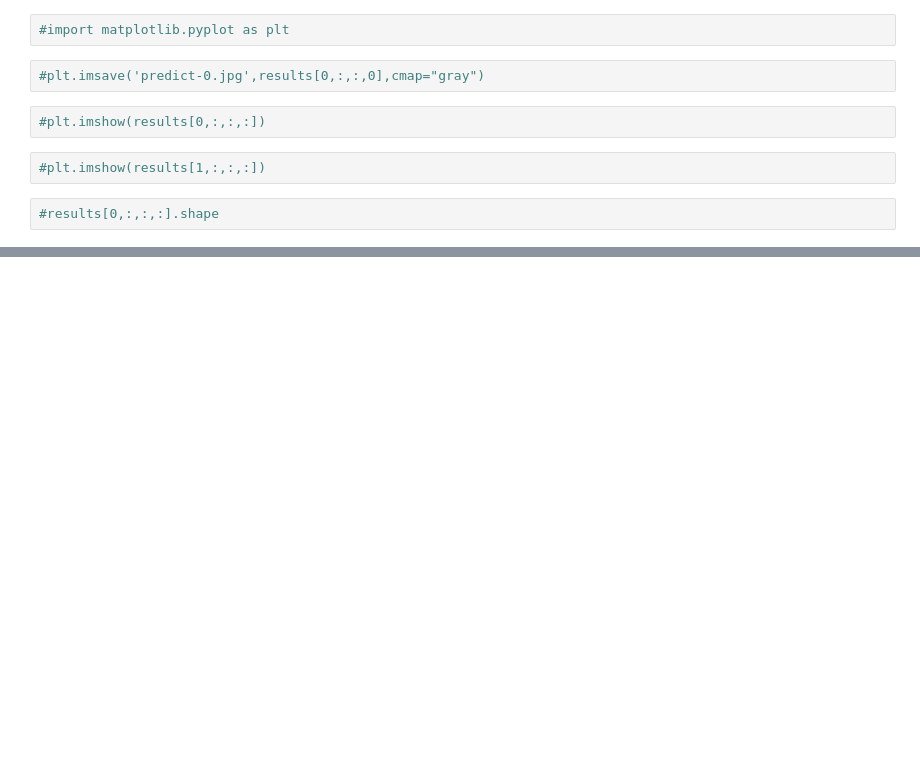
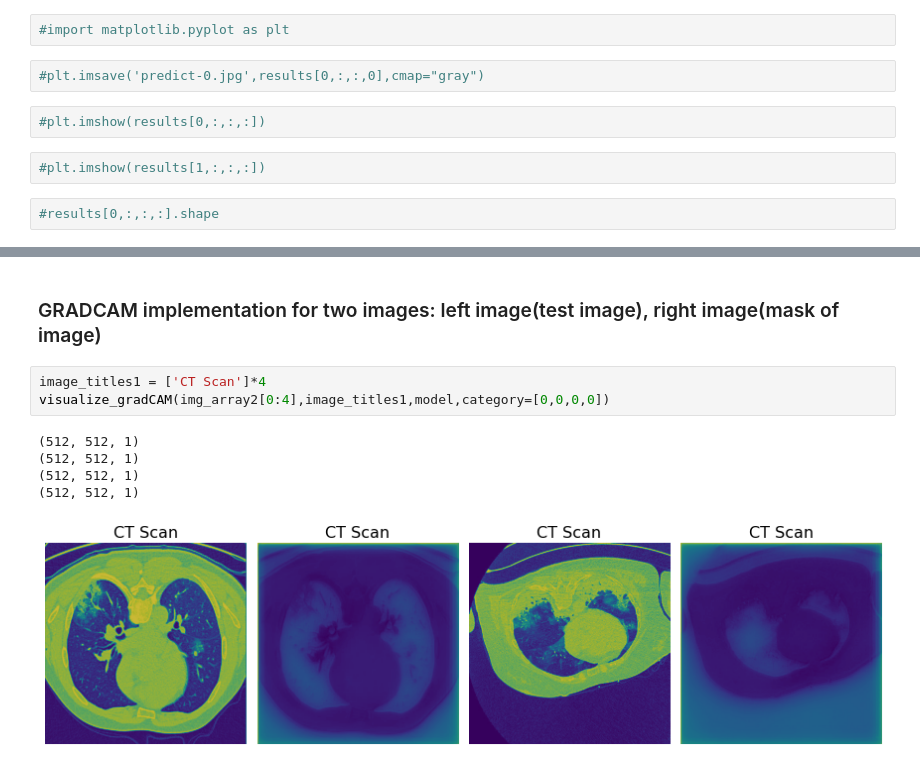
Before and after one commit to prastabdkl/unet-for-covid-detection, a Jupyter notebook: trainUnet.ipynb, the cells around one changed output, grey strips where cells are left out. Cells and saved outputs as stored; diff of their text form; blank space fills up the shorter version.

```diff
--- a/trainUnet.ipynb
+++ b/trainUnet.ipynb
@@ -161,0 +131,11 @@ UnimplementedError: The Conv2D op currently does not support grouped convolution
+# %% [markdown]
+### GRADCAM implementation for two images: left image(test image), right image(mask of image)
+# %%
+image_titles1 = ['CT Scan']*4
+visualize_gradCAM(img_array2[0:4],image_titles1,model,category=[0,0,0,0])
+# %% [output]
+(512, 512, 1)
+(512, 512, 1)
+(512, 512, 1)
+(512, 512, 1)
+[figure, added]
```
Also changed, not shown: parts of 15 cells of this notebook.
